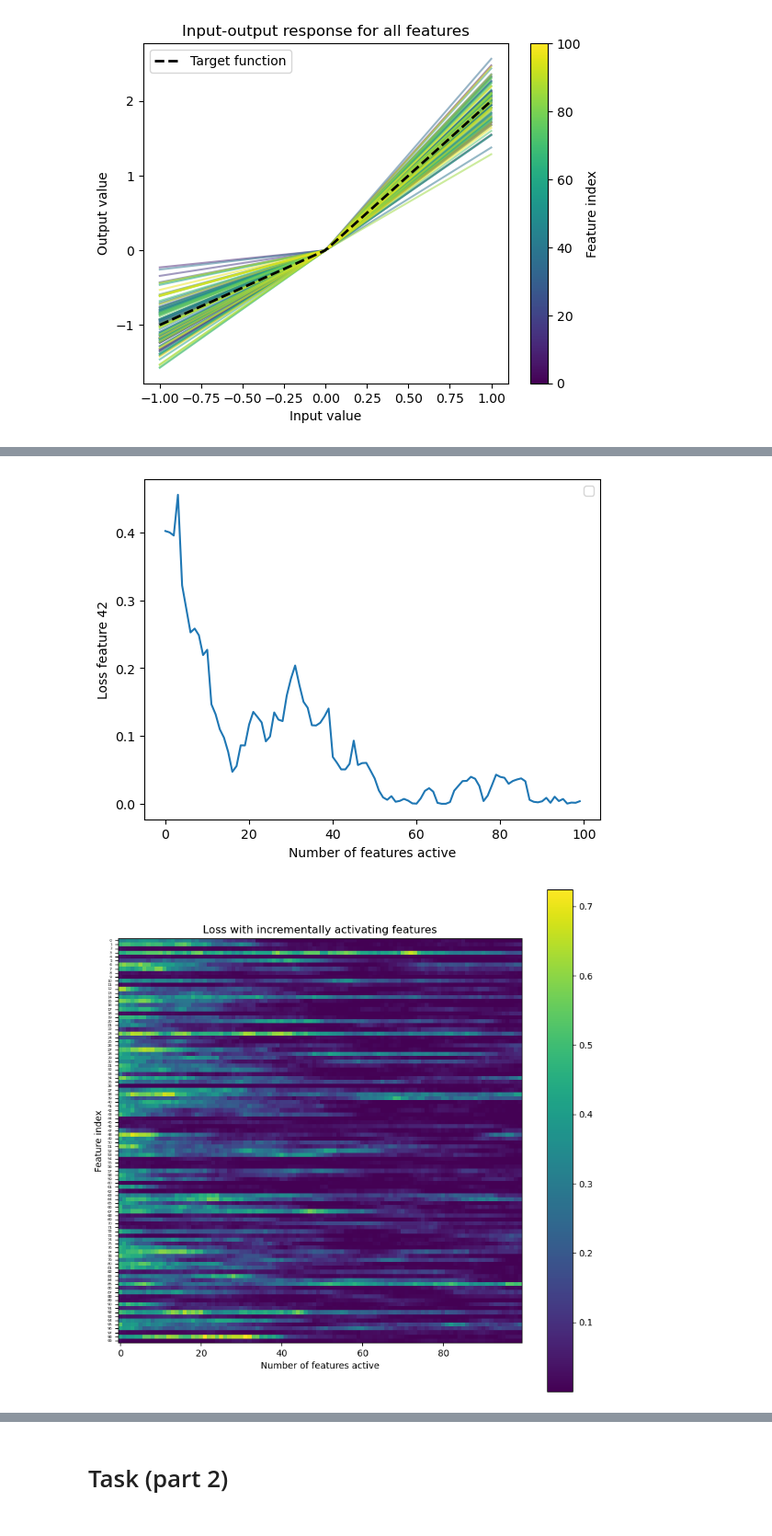
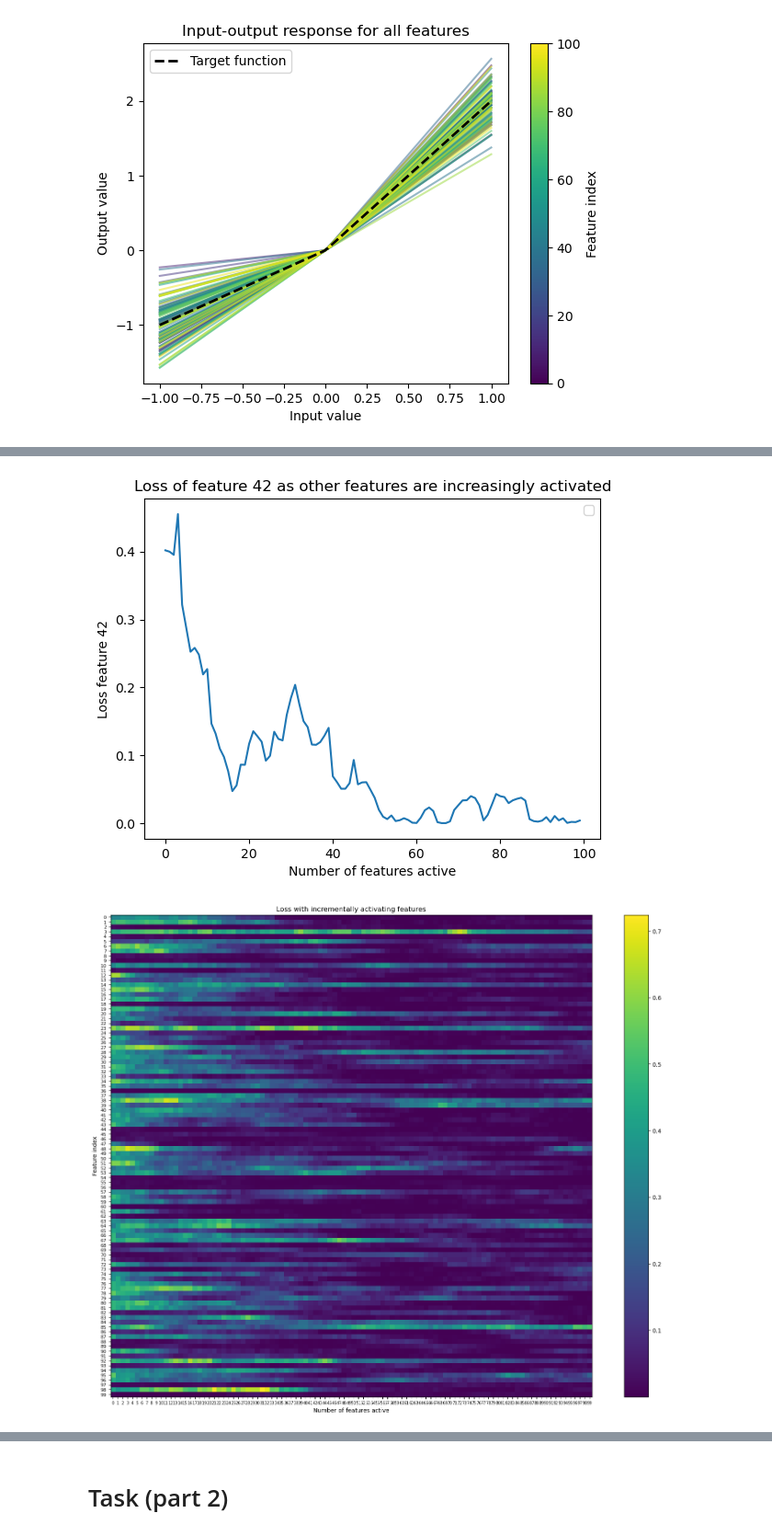
Before and after one commit to mshahoyi/mars_relu_mlp, a Jupyter notebook: mars_mechinterp.ipynb, the cells around one changed output, grey strips where cells are left out. Shown at 92% size. Cells and saved outputs as stored; diff of their text form; code cells hidden in the pictures.

```diff
--- a/mars_mechinterp.ipynb
+++ b/mars_mechinterp.ipynb
@@ -270,7 +273,7 @@ plt.show()
 # %%
 # Are predictions for features made in isolation? Does the value of other features affect the prediction of feature 42?
 
-feature_index = 44
+feature_index = 42
 batch_size = 100 # for incrementally activating features
 batch = torch.zeros(batch_size, config.n_features) # take loss at 10 values of feature 42 and sum
 batch[:, feature_index] = 1
@@ -284,6 +287,7 @@ with torch.no_grad():
 plt.plot(out[:, feature_index])
 plt.xlabel("Number of features active")
 plt.ylabel(f"Predicted output for feature {feature_index}")
+plt.title(f"Predicted output for feature {feature_index} as other features are increasingly activated")
 plt.legend()
 plt.show()
 # %% [output]
@@ -303,40 +307,42 @@ with torch.no_grad():
 plt.plot(loss)
 plt.xlabel("Number of features active")
 plt.ylabel("Loss feature 42")
+plt.title("Loss of feature 42 as other features are increasingly activated")
 plt.legend()
 plt.show()
 # %% [output]
-[figure, old version]
+[figure, new version]
 # %%
 # Plot all feature losses as other features are activated
 n_features = 100
 batch_size = 100 # for incrementally activating features
 x = torch.zeros(n_features, batch_size, config.n_features) # take loss at 10 values of feature 42 and sum
 
 for feature in range(n_features):
     x[feature, :, feature] = 1
 
     for i in range(config.n_features):
         x[feature, i, :i] = 1
 
 losses = torch.zeros(n_features, n_features)
 
 for feature in range(n_features):
     with torch.no_grad():
         out = model(x[feature])
         loss = (out[:, feature] - 2) ** 2
         losses[feature, :] = loss
 
-plt.figure(figsize=(10, 10))
+plt.figure(figsize=(20, 15))
 plt.imshow(losses)
 plt.title("Loss with incrementally activating features")
 plt.xlabel("Number of features active")
-plt.yticks(range(0, 100, 1), fontsize=4)
+plt.yticks(range(0, 100, 1), fontsize=8)
+plt.xticks(range(0, 100, 1), fontsize=7)
 
 plt.ylabel("Feature index")
 plt.colorbar()
 plt.show()
 # %% [output]
-[figure, old version]
+[figure, new version]
 # %%
 features_to_plot = [42, 43, 44, 45]
```
Also changed, not shown: parts of 12 cells of this notebook.
